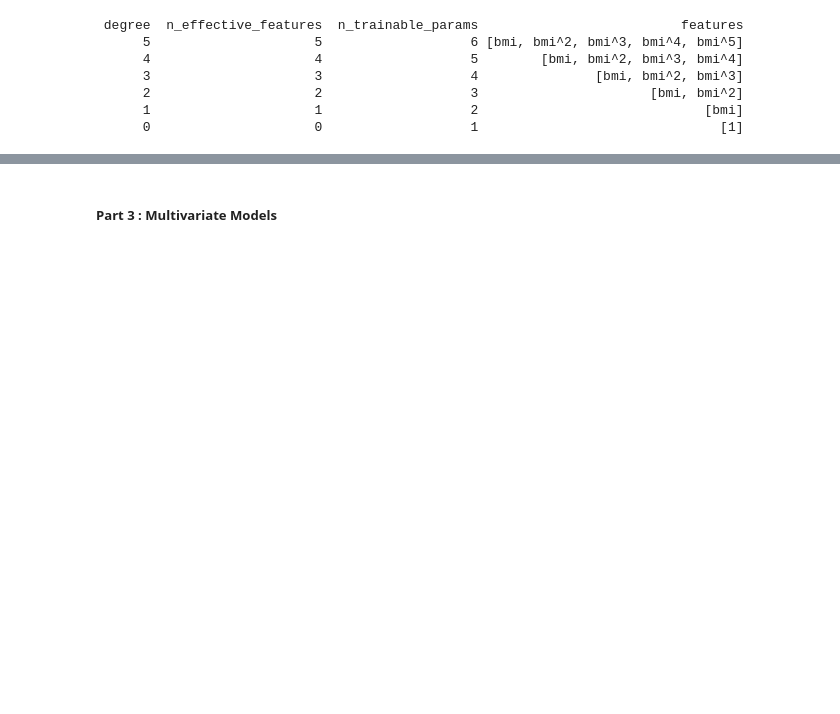
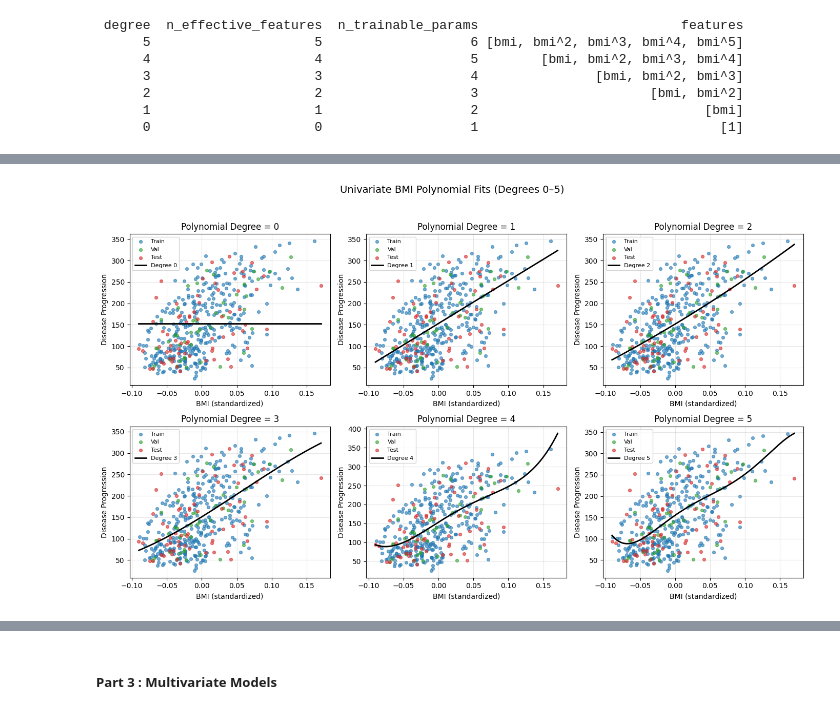
Before and after one commit to Albrightmaduka9053136/Multivariate_linear_regression, a Jupyter notebook: Multivariate_linear_regression.ipynb, the cells around one changed output, grey strips where cells are left out. Drawn from its saved outputs; the diff is of its cells as text; code cells hidden in the pictures; blank space fills up the shorter version.

```diff
--- a/Multivariate_linear_regression.ipynb
+++ b/Multivariate_linear_regression.ipynb
@@ -414,0 +499,40 @@ I observed that each increase in polynomial degree adds one BMI-derived feature
+# %%
+# Plot each univariate BMI polynomial (degrees 0–5) in separate subplots
+
+degrees_all = [0, 1, 2, 3, 4, 5]
+
+# Create one global x-grid spanning BMI range across Train/Val/Test
+bmi_min = pd.concat([X_train[['bmi']], X_val[['bmi']], X_test[['bmi']]])['bmi'].min()
+bmi_max = pd.concat([X_train[['bmi']], X_val[['bmi']], X_test[['bmi']]])['bmi'].max()
+x_grid  = np.linspace(bmi_min, bmi_max, 300).reshape(-1, 1)
+
+# 2 rows × 3 columns grid for 6 plots
+fig, axes = plt.subplots(2, 3, figsize=(14, 8))
+axes = axes.ravel()
+
+for i, d in enumerate(degrees_all):
+    ax = axes[i]
+    poly_d = PolynomialFeatures(degree=d, include_bias=(d==0))
+    lin_d  = LinearRegression()
+    Xtr_poly_d = poly_d.fit_transform(Xtr_bmi)
+    yhat_grid  = lin_d.fit(Xtr_poly_d, y_train).predict(poly_d.transform(x_grid))
+
+    # Scatter actual data
+    ax.scatter(X_train['bmi'], y_train, s=18, alpha=0.6, label="Train", color="tab:blue")
+    ax.scatter(X_val['bmi'],   y_val,   s=18, alpha=0.6, label="Val",   color="tab:green")
+    ax.scatter(X_test['bmi'],  y_test,  s=18, alpha=0.6, label="Test",  color="tab:red")
+
+    # Plot the fitted curve
+    ax.plot(x_grid, yhat_grid, linewidth=2, color="black", label=f"Degree {d}")
+
+    ax.set_title(f"Polynomial Degree = {d}")
+    ax.set_xlabel("BMI (standardized)")
+    ax.set_ylabel("Disease Progression")
+    ax.legend(fontsize=8, loc="best")
+    ax.grid(alpha=0.3)
+
+plt.suptitle("Univariate BMI Polynomial Fits (Degrees 0–5)", fontsize=14, y=1.03)
+plt.tight_layout()
+plt.show()
+# %% [output]
+[figure, added]
```
Also changed, not shown: parts of 42 cells of this notebook, 1 other file.
